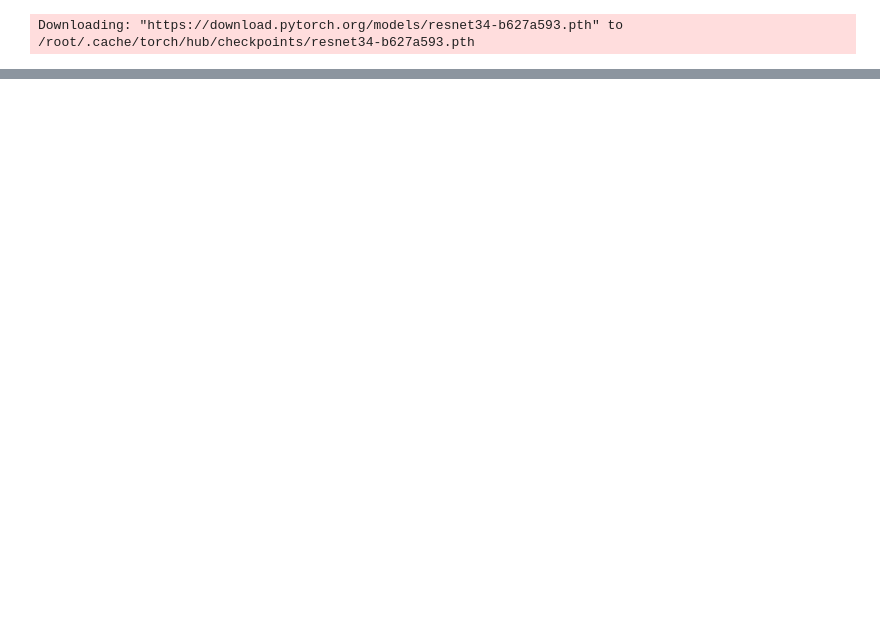
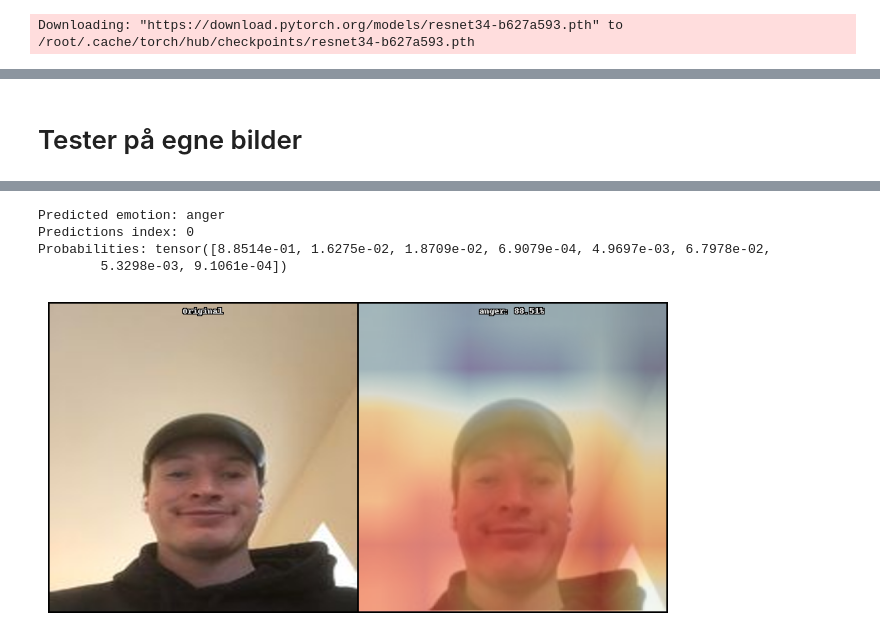
Before and after one commit to Markustho/Facialscan, a Jupyter notebook: ansikt.ipynb, the cells around one changed output, grey strips where cells are left out. Cells and saved outputs as stored; diff of their text form; code cells hidden in the pictures; blank space fills up the shorter version.

```diff
--- a/ansikt.ipynb
+++ b/ansikt.ipynb
@@ -249,0 +209,3 @@ interp.plot_top_losses(6)
+# %%
+val_images = dls.valid.items
+val_images[:3]
@@ -249,0 +216,7 @@ interp.plot_top_losses(6)
+# %%
+for img_fn in random.choices(val_images, k=4):
+    gcam = gradcam(learn, str(DATA/img_fn), show_original=True)
+    f = plt.figure(figsize=(8,6))
+    plt.imshow(gcam)
+    plt.axis('off')
+    plt.show()
@@ -249,0 +228,2 @@ interp.plot_top_losses(6)
+# %% [markdown]
+# Tester på egne bilder
@@ -249,0 +243,20 @@ interp.plot_top_losses(6)
+# %%
+# Eget bilde
+img1 = PILImage.create('/kaggle/input/ansikter/bilder/img2.jpg')
+
+# Get predictions (no need to apply after_batch transforms explicitly, predict does that)
+pred_class, pred_idx, outputs = learn.predict(img1)
+
+# Print results
+print(f'Predicted emotion: {pred_class}')
+print(f'Predictions index: {pred_idx}')
+print(f'Probabilities: {outputs}')
+
+# Show the image
+img1.show()
+gcam = gradcam(learn, str(Path('/kaggle/input/ansikter/bilder/img2.jpg')), show_original=True)
+f = plt.figure(figsize=(8,6))
+plt.imshow(gcam)
+plt.axis('off')
+plt.show()
+# %% [output]
@@ -249,0 +264,5 @@ interp.plot_top_losses(6)
+Predicted emotion: anger
+Predictions index: 0
+Probabilities: tensor([8.8514e-01, 1.6275e-02, 1.8709e-02, 6.9079e-04, 4.9697e-03, 6.7978e-02,
+        5.3298e-03, 9.1061e-04])
+[figure, added]
```
Also changed, not shown: parts of 38 cells of this notebook.
